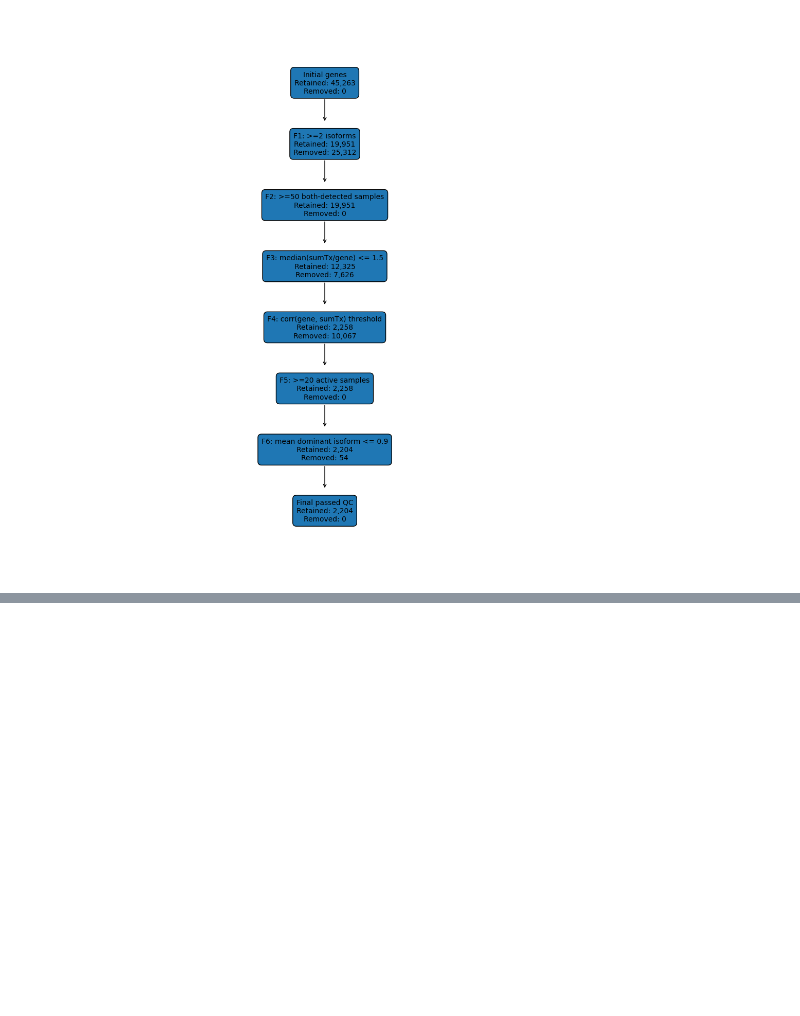
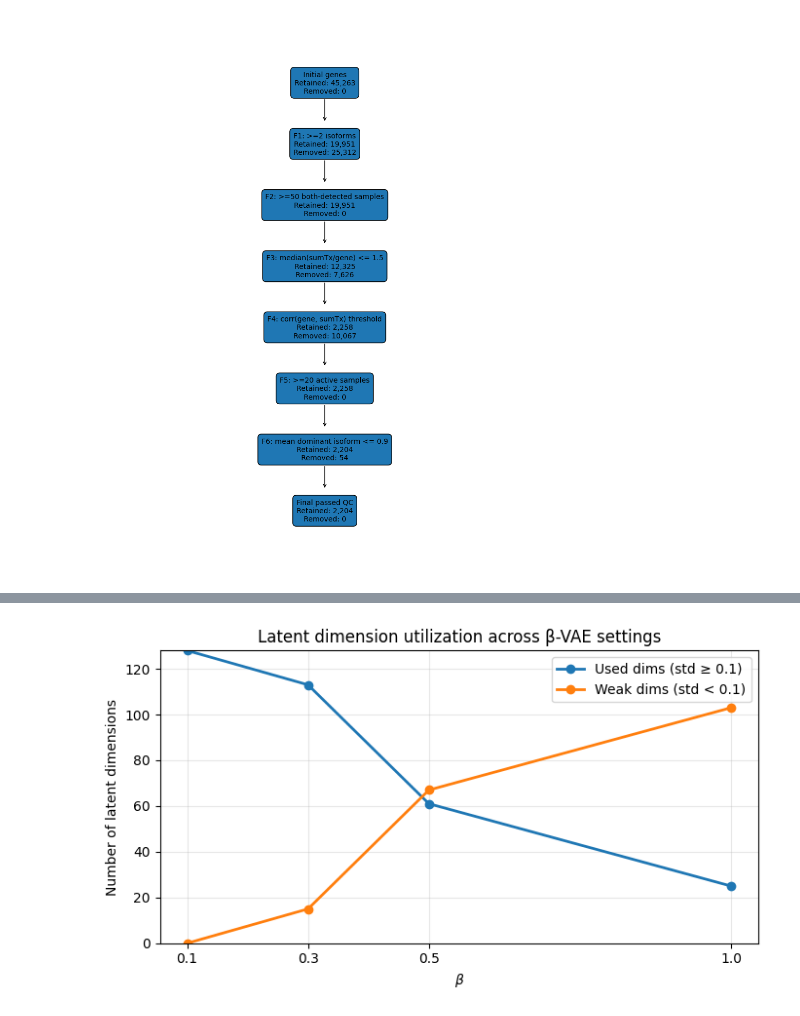
Before and after one commit to magordin/DL_project, a Jupyter notebook: notebooks/data_exploration_2.ipynb, the cells around one changed output, grey strips where cells are left out. Cells and saved outputs as stored; diff of their text form; code cells hidden in the pictures; blank space fills up the shorter version.

```diff
--- a/notebooks/data_exploration_2.ipynb
+++ b/notebooks/data_exploration_2.ipynb
@@ -423,0 +826,87 @@ Correlation: 1.0
+# %%
+import numpy as np
+import pandas as pd
+import matplotlib.pyplot as plt
+from pathlib import Path
+
+repr_dir = Path("/work3/s252608/DL_project/data/representations")
+paths = sorted(repr_dir.glob("bulk_vae_dim128_beta*.npy"))
+
+LATENT_DIM = 128
+THRESHOLD = 0.10
+
+rows = []
+
+for p in paths:
+    beta_str = p.stem.split("beta")[-1].replace("p", ".")
+    beta = float(beta_str)
+
+    Z = np.load(p)
+    dim_std = Z.std(axis=0)
+
+    weak_dims = np.sum(dim_std < THRESHOLD)
+    used_dims = LATENT_DIM - weak_dims
+
+    rows.append({
+        "beta": beta,
+        "mean_dim_std": dim_std.mean(),
+        "median_dim_std": np.median(dim_std),
+        "weak_dims": weak_dims,
+        "used_dims": used_dims,
+    })
+
+summary = pd.DataFrame(rows).sort_values("beta")
+display(summary)
+
+# -------------------------
+# Plot
+# -------------------------
+fig, ax = plt.subplots(figsize=(7, 4))
+
+ax.plot(
+    summary["beta"],
+    summary["used_dims"],
+    marker="o",
+    linewidth=2,
+    label=f"Used dims (std ≥ {THRESHOLD})"
+)
+
+ax.plot(
+    summary["beta"],
+    summary["weak_dims"],
+    marker="o",
+    linewidth=2,
+    label=f"Weak dims (std < {THRESHOLD})"
+)
+
+ax.set_xlabel(r"$\beta$")
+ax.set_ylabel("Number of latent dimensions")
+ax.set_title("Latent dimension utilization across β-VAE settings")
+
+ax.set_xticks(summary["beta"])
+ax.set_ylim(0, LATENT_DIM)
+
+ax.grid(True, alpha=0.3)
+ax.legend()
+
+plt.tight_layout()
+
+# -------------------------
+# Save
+# -------------------------
+out_path = Path(
+    "/work3/s252608/DL_project/results/figures/vae_beta_utilization.png"
+)
+
+out_path.parent.mkdir(parents=True, exist_ok=True)
+
+plt.savefig(
+    out_path,
+    dpi=300,
+    bbox_inches="tight"
+)
+
+print(f"Saved: {out_path}")
+
+plt.show()
+# %% [output]
@@ -423,0 +918 @@ Correlation: 1.0
+[figure, added]
```
Also changed, not shown: parts of 5 cells of this notebook, 8 other files.
